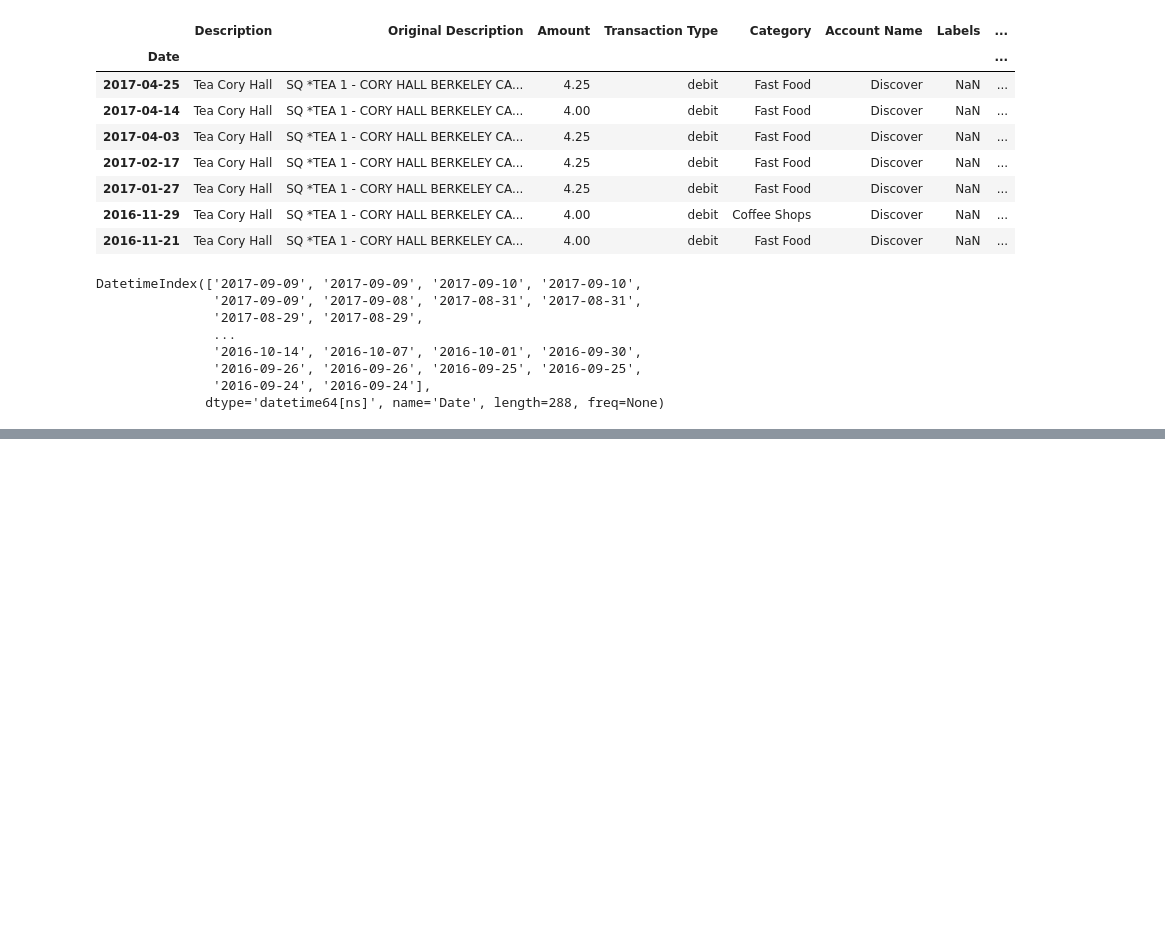
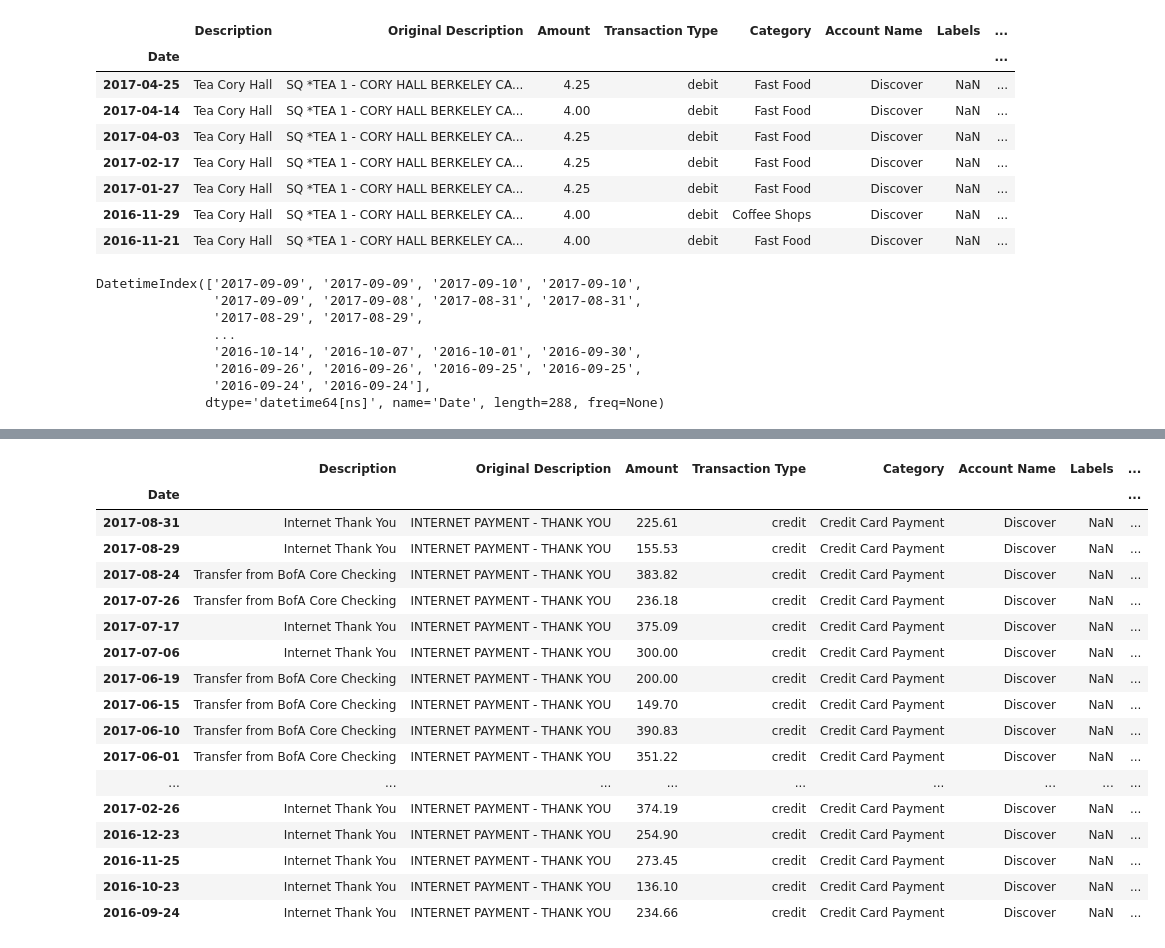
Before and after one commit to jettjz/XpendiBuddy, a Jupyter notebook: analysis/DataAnalysisDrafting.ipynb, the cells around one changed output, grey strips where cells are left out. Cells and saved outputs as stored; diff of their text form; code cells hidden in the pictures; blank space fills up the shorter version.

```diff
--- a/analysis/DataAnalysisDrafting.ipynb
+++ b/analysis/DataAnalysisDrafting.ipynb
@@ -264,0 +291,21 @@ create_categories_map(df)
+# %%
+df[df['Category']=='Credit Card Payment']
+# %% [output]
+|  | Description | Original Description | Amount | Transaction Type | Category | Account Name | Labels | ... |
+| Date |  |  |  |  |  |  |  | ... |
+| 2017-08-31 | Internet Thank You | INTERNET PAYMENT - THANK YOU | 225.61 | credit | Credit Card Payment | Discover | NaN | ... |
+| 2017-08-29 | Internet Thank You | INTERNET PAYMENT - THANK YOU | 155.53 | credit | Credit Card Payment | Discover | NaN | ... |
+| 2017-08-24 | Transfer from BofA Core Checking | INTERNET PAYMENT - THANK YOU | 383.82 | credit | Credit Card Payment | Discover | NaN | ... |
+| 2017-07-26 | Transfer from BofA Core Checking | INTERNET PAYMENT - THANK YOU | 236.18 | credit | Credit Card Payment | Discover | NaN | ... |
+| 2017-07-17 | Internet Thank You | INTERNET PAYMENT - THANK YOU | 375.09 | credit | Credit Card Payment | Discover | NaN | ... |
+| 2017-07-06 | Internet Thank You | INTERNET PAYMENT - THANK YOU | 300.00 | credit | Credit Card Payment | Discover | NaN | ... |
+| 2017-06-19 | Transfer from BofA Core Checking | INTERNET PAYMENT - THANK YOU | 200.00 | credit | Credit Card Payment | Discover | NaN | ... |
+| 2017-06-15 | Transfer from BofA Core Checking | INTERNET PAYMENT - THANK YOU | 149.70 | credit | Credit Card Payment | Discover | NaN | ... |
+| 2017-06-10 | Transfer from BofA Core Checking | INTERNET PAYMENT - THANK YOU | 390.83 | credit | Credit Card Payment | Discover | NaN | ... |
+| 2017-06-01 | Transfer from BofA Core Checking | INTERNET PAYMENT - THANK YOU | 351.22 | credit | Credit Card Payment | Discover | NaN | ... |
+| ... | ... | ... | ... | ... | ... | ... | ... | ... |
+| 2017-02-26 | Internet Thank You | INTERNET PAYMENT - THANK YOU | 374.19 | credit | Credit Card Payment | Discover | NaN | ... |
+| 2016-12-23 | Internet Thank You | INTERNET PAYMENT - THANK YOU | 254.90 | credit | Credit Card Payment | Discover | NaN | ... |
+| 2016-11-25 | Internet Thank You | INTERNET PAYMENT - THANK YOU | 273.45 | credit | Credit Card Payment | Discover | NaN | ... |
+| 2016-10-23 | Internet Thank You | INTERNET PAYMENT - THANK YOU | 136.10 | credit | Credit Card Payment | Discover | NaN | ... |
+| 2016-09-24 | Internet Thank You | INTERNET PAYMENT - THANK YOU | 234.66 | credit | Credit Card Payment | Discover | NaN | ... |
```
Also changed, not shown: parts of 10 cells of this notebook, 1 other file.
